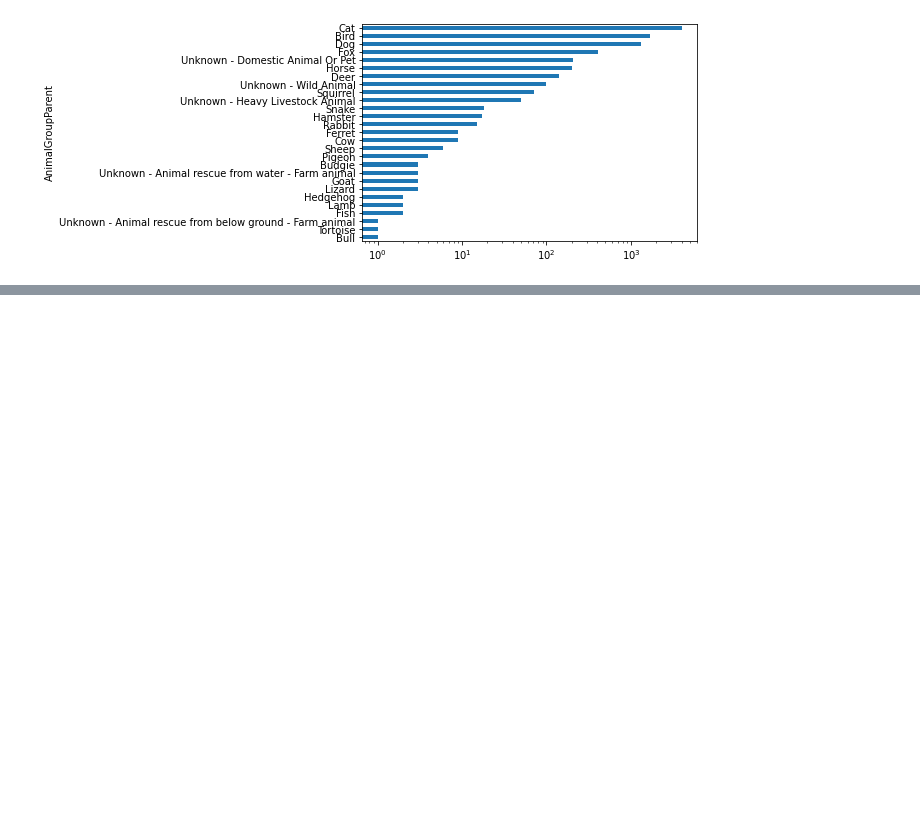
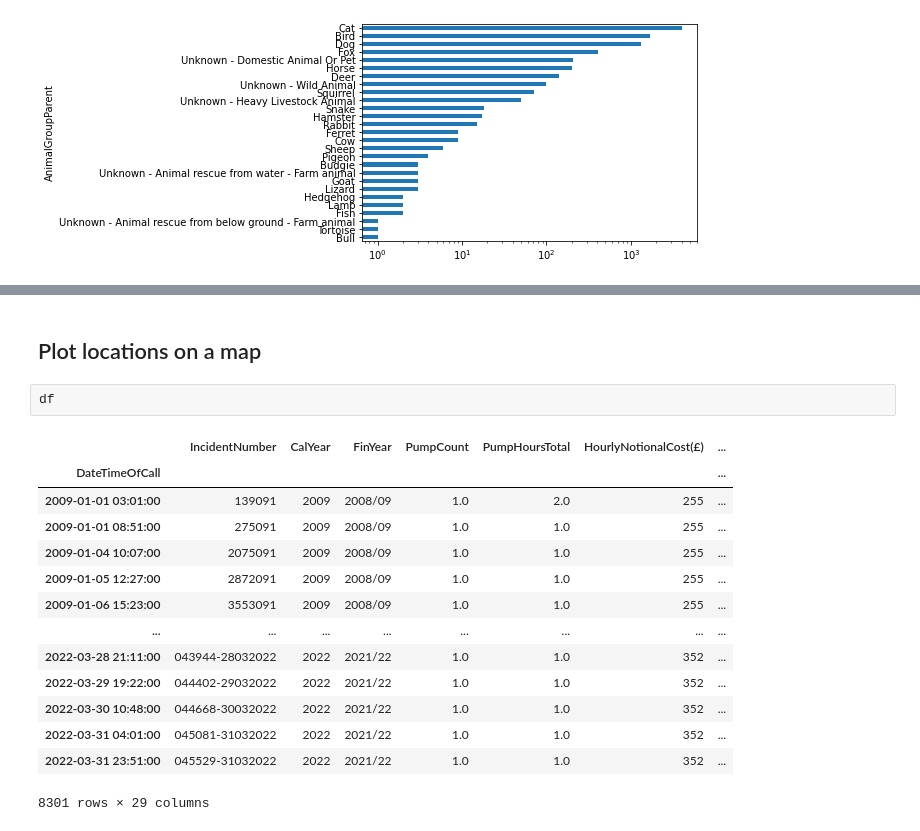
Before and after one commit to ssciwr/jupyter-data-exploration-live, a Jupyter notebook: part3.ipynb, the cells around one changed output, grey strips where cells are left out. Drawn from its saved outputs; the diff is of its cells as text; blank space fills up the shorter version.

```diff
--- a/part3.ipynb
+++ b/part3.ipynb
@@ -229,0 +235,19 @@ df.groupby("AnimalGroupParent")["IncidentNumber"].count().sort_values().plot.bar
+# %% [markdown]
+## Plot locations on a map
+# %%
+df
+# %% [output]
+|  | IncidentNumber | CalYear | FinYear | PumpCount | PumpHoursTotal | HourlyNotionalCost(£) | ... |
+| DateTimeOfCall |  |  |  |  |  |  | ... |
+| 2009-01-01 03:01:00 | 139091 | 2009 | 2008/09 | 1.0 | 2.0 | 255 | ... |
+| 2009-01-01 08:51:00 | 275091 | 2009 | 2008/09 | 1.0 | 1.0 | 255 | ... |
+| 2009-01-04 10:07:00 | 2075091 | 2009 | 2008/09 | 1.0 | 1.0 | 255 | ... |
+| 2009-01-05 12:27:00 | 2872091 | 2009 | 2008/09 | 1.0 | 1.0 | 255 | ... |
+| 2009-01-06 15:23:00 | 3553091 | 2009 | 2008/09 | 1.0 | 1.0 | 255 | ... |
+| ... | ... | ... | ... | ... | ... | ... | ... |
+| 2022-03-28 21:11:00 | 043944-28032022 | 2022 | 2021/22 | 1.0 | 1.0 | 352 | ... |
+| 2022-03-29 19:22:00 | 044402-29032022 | 2022 | 2021/22 | 1.0 | 1.0 | 352 | ... |
+| 2022-03-30 10:48:00 | 044668-30032022 | 2022 | 2021/22 | 1.0 | 1.0 | 352 | ... |
+| 2022-03-31 04:01:00 | 045081-31032022 | 2022 | 2021/22 | 1.0 | 1.0 | 352 | ... |
+| 2022-03-31 23:51:00 | 045529-31032022 | 2022 | 2021/22 | 1.0 | 1.0 | 352 | ... |
+8301 rows × 29 columns
```
Also changed, not shown: parts of 1 cell of this notebook.
